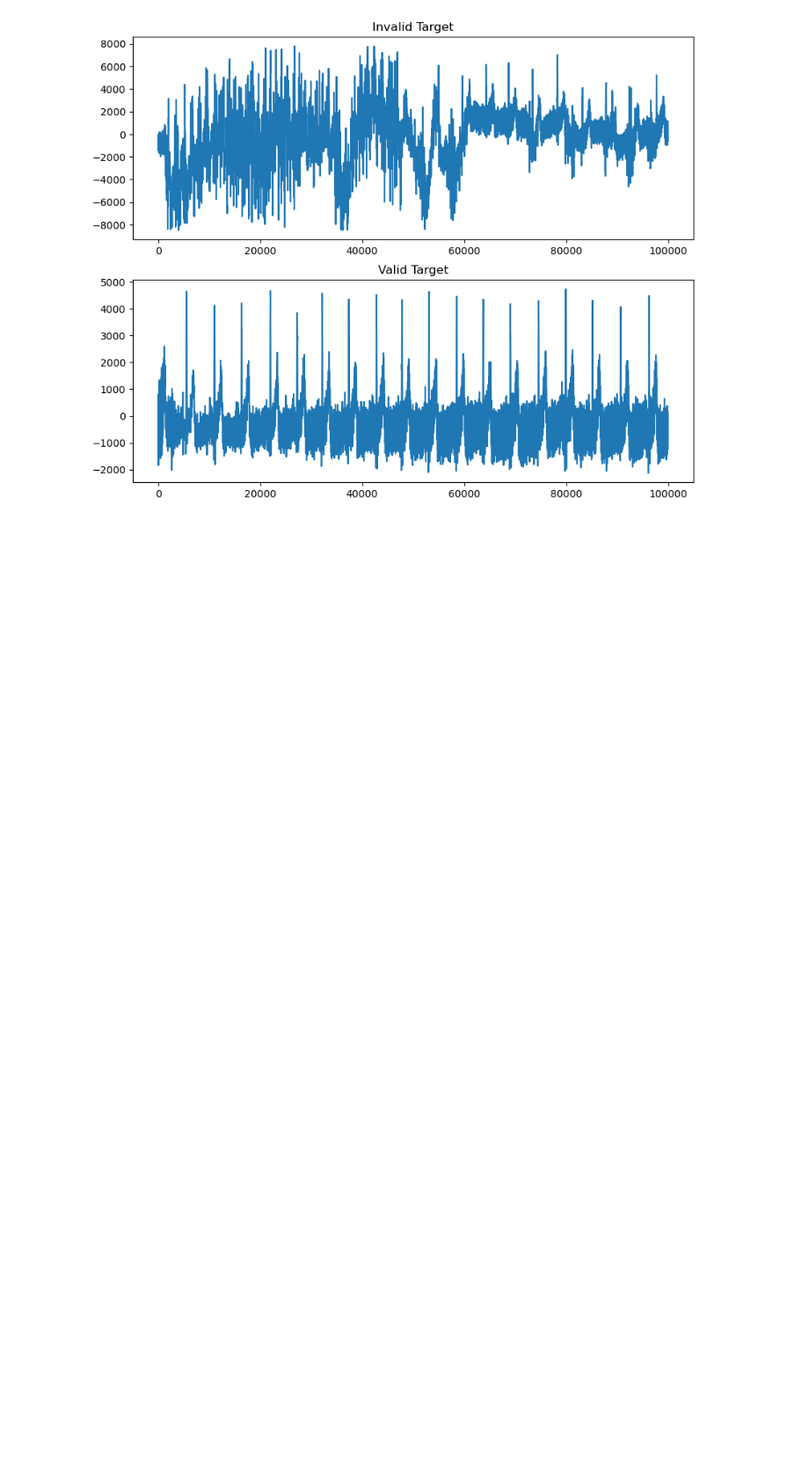
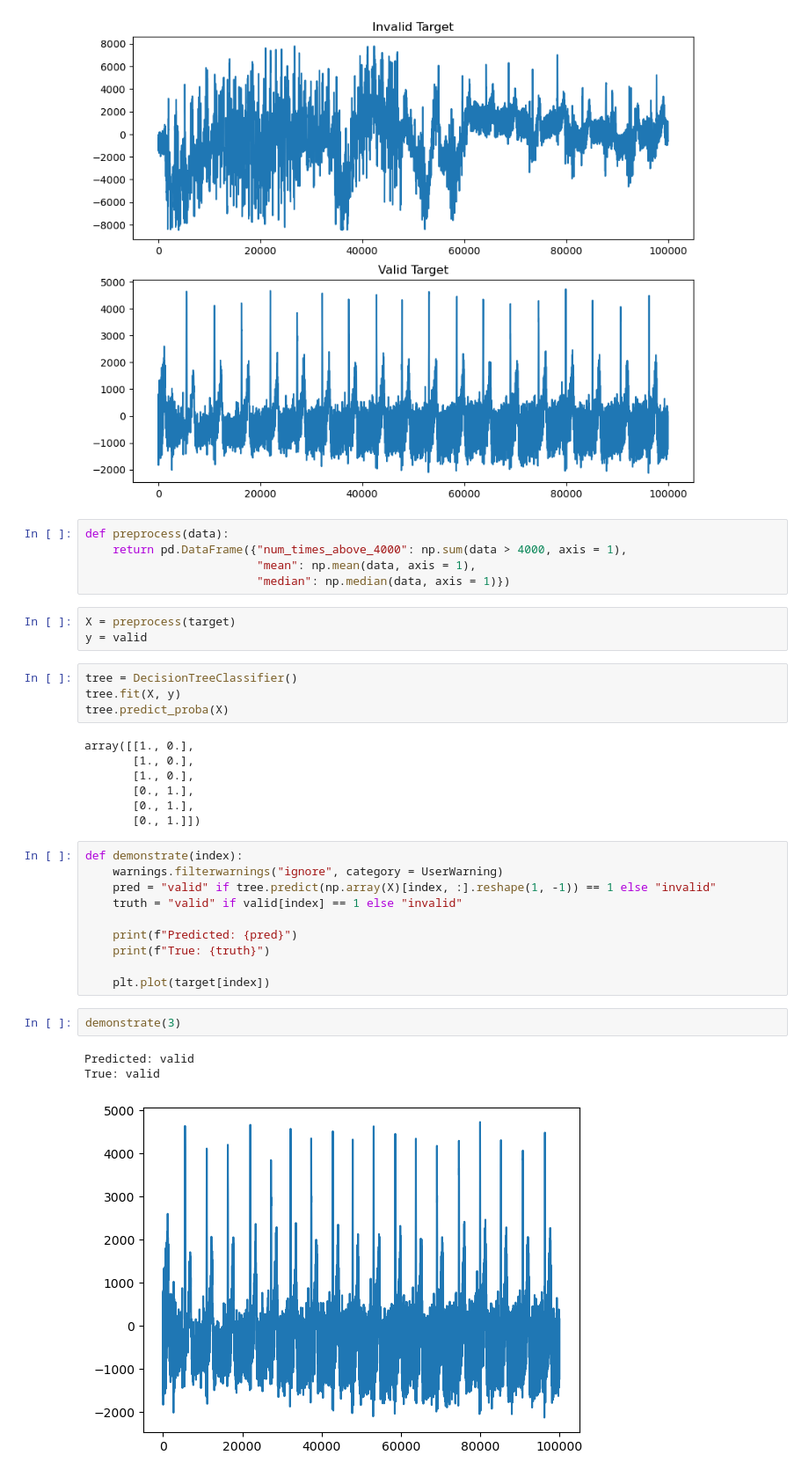
Before and after one commit to raopr/neuroscience-on-FABRIC, a Jupyter notebook: spikerbox/analysis.ipynb, the cells around one changed output. Shown at 88% size. Cells and saved outputs as stored; diff of their text form; blank space fills up the shorter version.

```diff
--- a/spikerbox/analysis.ipynb
+++ b/spikerbox/analysis.ipynb
@@ -33,3 +39,38 @@ ax[1].set_title("Valid Target")
 # %% [output]
 Text(0.5, 1.0, 'Valid Target')
 [figure]
+# %%
+def preprocess(data):
+    return pd.DataFrame({"num_times_above_4000": np.sum(data > 4000, axis = 1),
+                         "mean": np.mean(data, axis = 1),
+                         "median": np.median(data, axis = 1)})
+# %%
+X = preprocess(target)
+y = valid
+# %%
+tree = DecisionTreeClassifier()
+tree.fit(X, y)
+tree.predict_proba(X)
+# %% [output]
+array([[1., 0.],
+       [1., 0.],
+       [1., 0.],
+       [0., 1.],
+       [0., 1.],
+       [0., 1.]])
+# %%
+def demonstrate(index):
+    warnings.filterwarnings("ignore", category = UserWarning)
+    pred = "valid" if tree.predict(np.array(X)[index, :].reshape(1, -1)) == 1 else "invalid"
+    truth = "valid" if valid[index] == 1 else "invalid"
+
+    print(f"Predicted: {pred}")
+    print(f"True: {truth}")
+
+    plt.plot(target[index])
+# %%
+demonstrate(3)
+# %% [output]
+Predicted: valid
+True: valid
+[figure, added]
```
Also changed, not shown: parts of 2 cells of this notebook.
